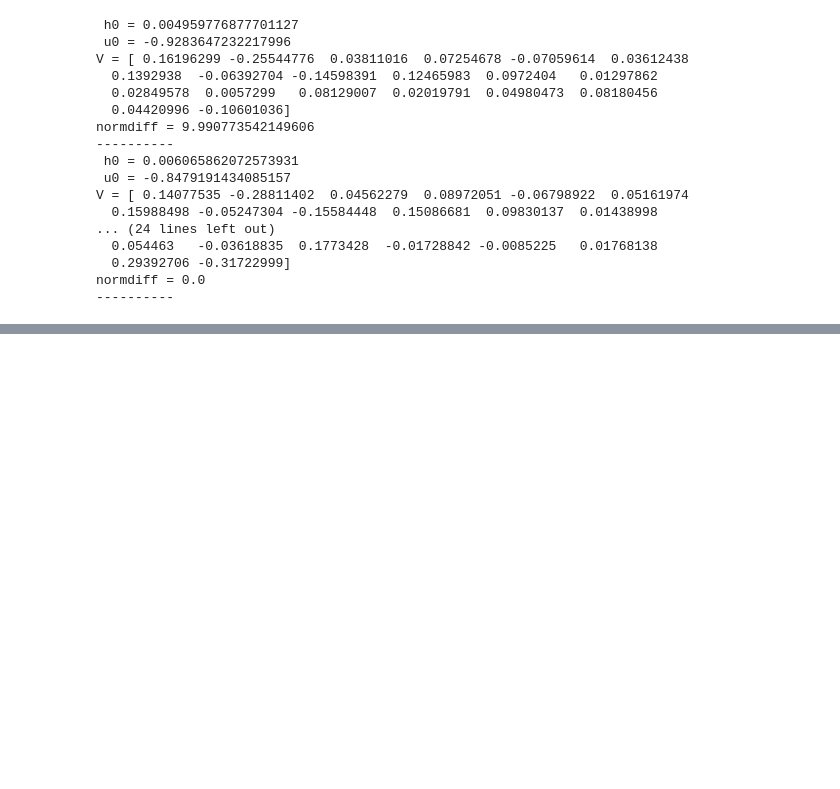
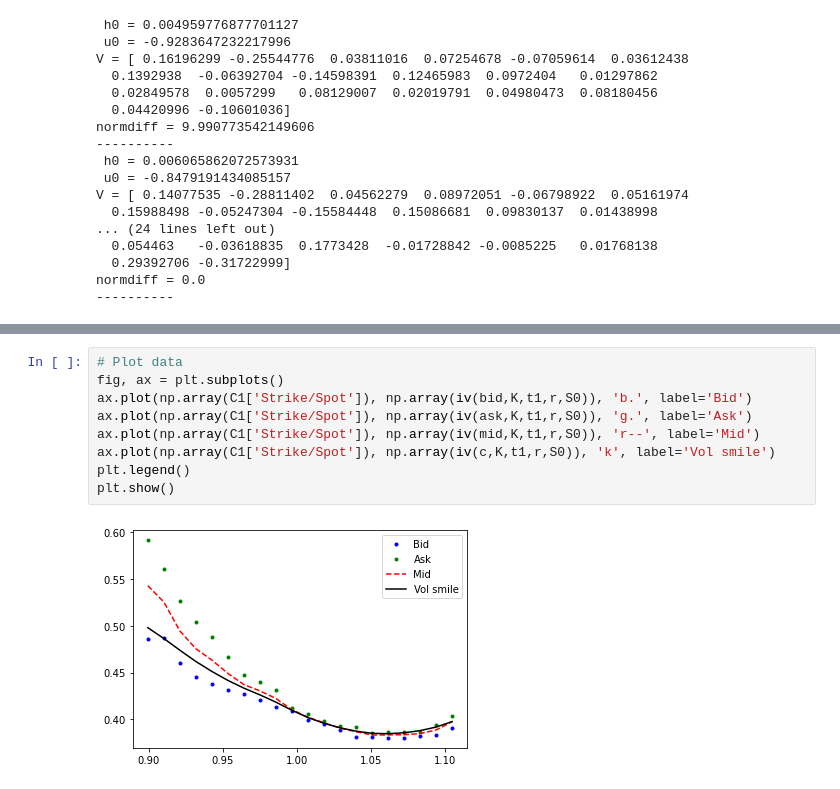
Before and after one commit to coolejungenhihi/volsurface_Sinkhorn, a Jupyter notebook: VolSurface_Sinkhorn.ipynb, the cells around one changed output, grey strips where cells are left out. Drawn from its saved outputs; the diff is of its cells as text; blank space fills up the shorter version.

```diff
--- a/VolSurface_Sinkhorn.ipynb
+++ b/VolSurface_Sinkhorn.ipynb
@@ -595,0 +548,11 @@ plt.show()
+# %%
+# Plot data
+fig, ax = plt.subplots()
+ax.plot(np.array(C1['Strike/Spot']), np.array(iv(bid,K,t1,r,S0)), 'b.', label='Bid')
+ax.plot(np.array(C1['Strike/Spot']), np.array(iv(ask,K,t1,r,S0)), 'g.', label='Ask')
+ax.plot(np.array(C1['Strike/Spot']), np.array(iv(mid,K,t1,r,S0)), 'r--', label='Mid')
+ax.plot(np.array(C1['Strike/Spot']), np.array(iv(c,K,t1,r,S0)), 'k', label='Vol smile')
+plt.legend()
+plt.show()
+# %% [output]
+[figure, added]
```
Also changed, not shown: parts of 16 cells of this notebook.
